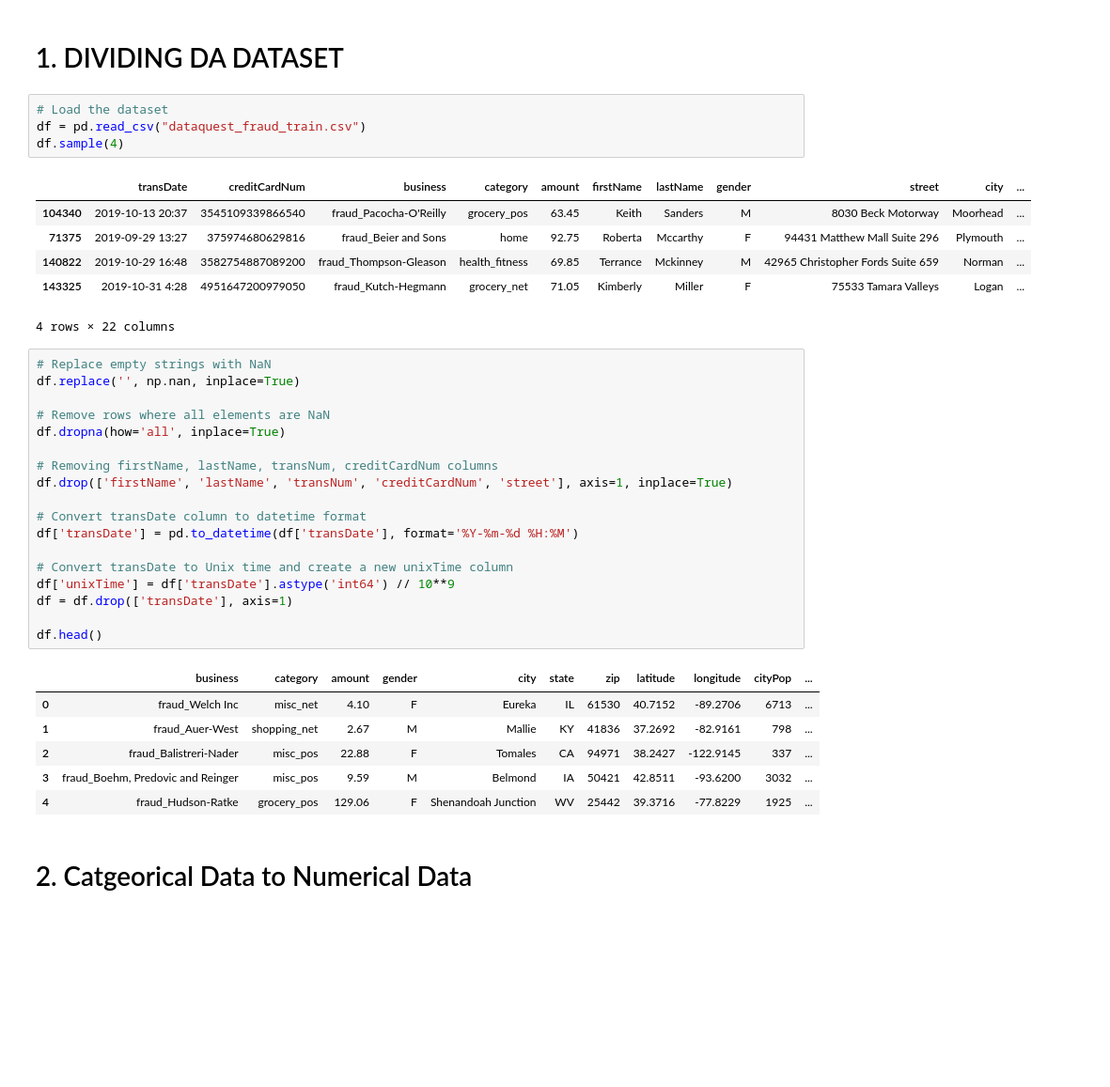
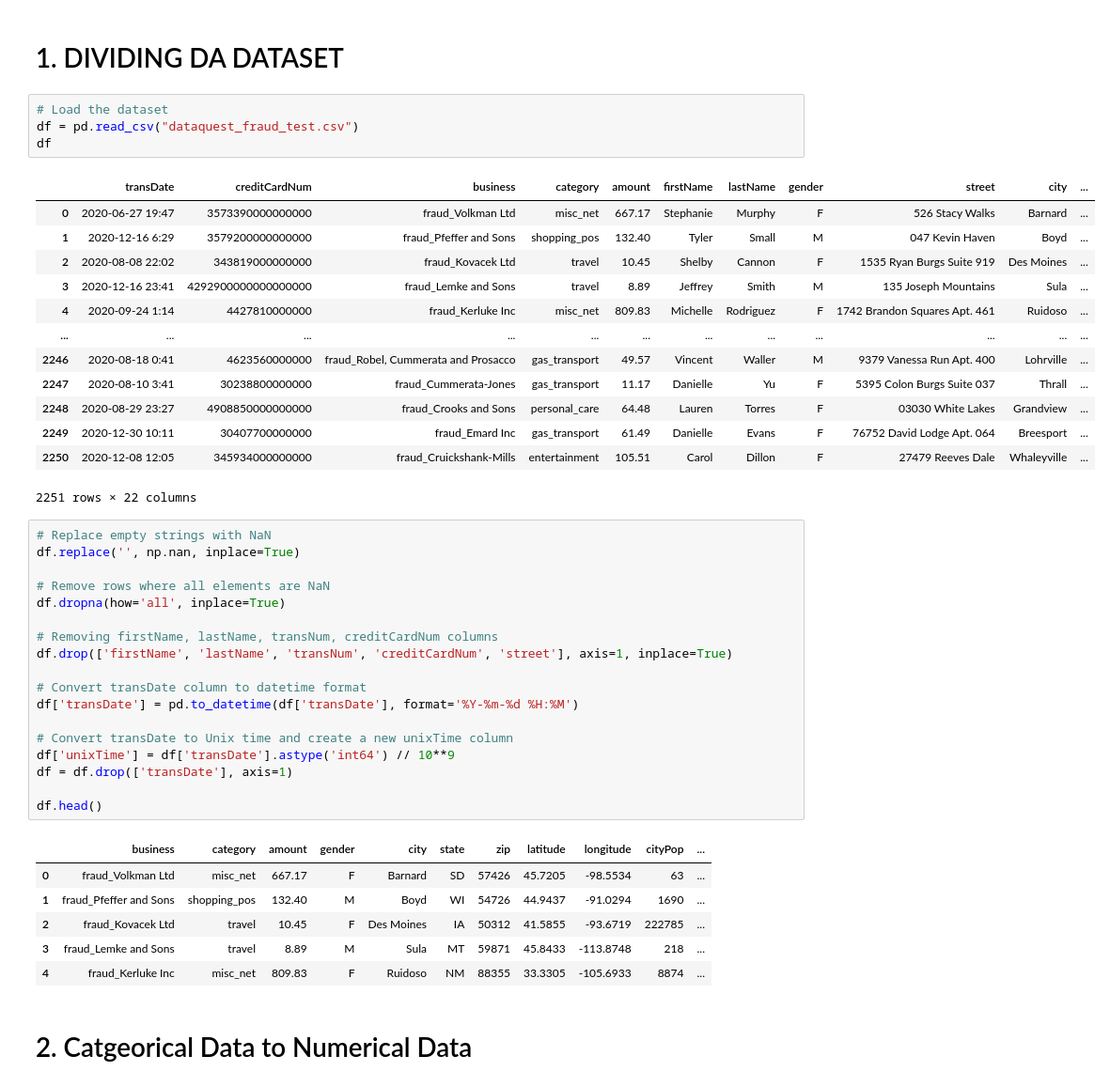
Before and after one commit to ethan-rng/dataquest, a Jupyter notebook: dataset.ipynb, the cells around one changed output. Shown at 94% size. Drawn from its saved outputs; the diff is of its cells as text; blank space fills up the shorter version.

```diff
--- a/dataset.ipynb
+++ b/dataset.ipynb
@@ -12,15 +12,22 @@ import json
 # 1. DIVIDING DA DATASET
 # %%
 # Load the dataset
-df = pd.read_csv("dataquest_fraud_train.csv")
-df.sample(4)
+df = pd.read_csv("dataquest_fraud_test.csv")
+df
 # %% [output]
 |  | transDate | creditCardNum | business | category | amount | firstName | lastName | gender | street | city | ... |
-| 104340 | 2019-10-13 20:37 | 3545109339866540 | fraud_Pacocha-O'Reilly | grocery_pos | 63.45 | Keith | Sanders | M | 8030 Beck Motorway | Moorhead | ... |
-| 71375 | 2019-09-29 13:27 | 375974680629816 | fraud_Beier and Sons | home | 92.75 | Roberta | Mccarthy | F | 94431 Matthew Mall Suite 296 | Plymouth | ... |
-| 140822 | 2019-10-29 16:48 | 3582754887089200 | fraud_Thompson-Gleason | health_fitness | 69.85 | Terrance | Mckinney | M | 42965 Christopher Fords Suite 659 | Norman | ... |
-| 143325 | 2019-10-31 4:28 | 4951647200979050 | fraud_Kutch-Hegmann | grocery_net | 71.05 | Kimberly | Miller | F | 75533 Tamara Valleys | Logan | ... |
+| 0 | 2020-06-27 19:47 | 3573390000000000 | fraud_Volkman Ltd | misc_net | 667.17 | Stephanie | Murphy | F | 526 Stacy Walks | Barnard | ... |
+| 1 | 2020-12-16 6:29 | 3579200000000000 | fraud_Pfeffer and Sons | shopping_pos | 132.40 | Tyler | Small | M | 047 Kevin Haven | Boyd | ... |
+| 2 | 2020-08-08 22:02 | 343819000000000 | fraud_Kovacek Ltd | travel | 10.45 | Shelby | Cannon | F | 1535 Ryan Burgs Suite 919 | Des Moines | ... |
+| 3 | 2020-12-16 23:41 | 4292900000000000000 | fraud_Lemke and Sons | travel | 8.89 | Jeffrey | Smith | M | 135 Joseph Mountains | Sula | ... |
+| 4 | 2020-09-24 1:14 | 4427810000000 | fraud_Kerluke Inc | misc_net | 809.83 | Michelle | Rodriguez | F | 1742 Brandon Squares Apt. 461 | Ruidoso | ... |
+| ... | ... | ... | ... | ... | ... | ... | ... | ... | ... | ... | ... |
+| 2246 | 2020-08-18 0:41 | 4623560000000 | fraud_Robel, Cummerata and Prosacco | gas_transport | 49.57 | Vincent | Waller | M | 9379 Vanessa Run Apt. 400 | Lohrville | ... |
+| 2247 | 2020-08-10 3:41 | 30238800000000 | fraud_Cummerata-Jones | gas_transport | 11.17 | Danielle | Yu | F | 5395 Colon Burgs Suite 037 | Thrall | ... |
+| 2248 | 2020-08-29 23:27 | 4908850000000000 | fraud_Crooks and Sons | personal_care | 64.48 | Lauren | Torres | F | 03030 White Lakes | Grandview | ... |
+| 2249 | 2020-12-30 10:11 | 30407700000000 | fraud_Emard Inc | gas_transport | 61.49 | Danielle | Evans | F | 76752 David Lodge Apt. 064 | Breesport | ... |
+| 2250 | 2020-12-08 12:05 | 345934000000000 | fraud_Cruickshank-Mills | entertainment | 105.51 | Carol | Dillon | F | 27479 Reeves Dale | Whaleyville | ... |
-4 rows × 22 columns
+2251 rows × 22 columns
 # %%
 # Replace empty strings with NaN
 df.replace('', np.nan, inplace=True)
@@ -41,11 +48,11 @@ df = df.drop(['transDate'], axis=1)
 df.head()
 # %% [output]
 |  | business | category | amount | gender | city | state | zip | latitude | longitude | cityPop | ... |
-| 0 | fraud_Welch Inc | misc_net | 4.10 | F | Eureka | IL | 61530 | 40.7152 | -89.2706 | 6713 | ... |
-| 1 | fraud_Auer-West | shopping_net | 2.67 | M | Mallie | KY | 41836 | 37.2692 | -82.9161 | 798 | ... |
-| 2 | fraud_Balistreri-Nader | misc_pos | 22.88 | F | Tomales | CA | 94971 | 38.2427 | -122.9145 | 337 | ... |
-| 3 | fraud_Boehm, Predovic and Reinger | misc_pos | 9.59 | M | Belmond | IA | 50421 | 42.8511 | -93.6200 | 3032 | ... |
-| 4 | fraud_Hudson-Ratke | grocery_pos | 129.06 | F | Shenandoah Junction | WV | 25442 | 39.3716 | -77.8229 | 1925 | ... |
+| 0 | fraud_Volkman Ltd | misc_net | 667.17 | F | Barnard | SD | 57426 | 45.7205 | -98.5534 | 63 | ... |
+| 1 | fraud_Pfeffer and Sons | shopping_pos | 132.40 | M | Boyd | WI | 54726 | 44.9437 | -91.0294 | 1690 | ... |
+| 2 | fraud_Kovacek Ltd | travel | 10.45 | F | Des Moines | IA | 50312 | 41.5855 | -93.6719 | 222785 | ... |
+| 3 | fraud_Lemke and Sons | travel | 8.89 | M | Sula | MT | 59871 | 45.8433 | -113.8748 | 218 | ... |
+| 4 | fraud_Kerluke Inc | misc_net | 809.83 | F | Ruidoso | NM | 88355 | 33.3305 | -105.6933 | 8874 | ... |
 # %% [markdown]
 # 2. Catgeorical Data to Numerical Data
 # %% [markdown]
```
Also changed, not shown: parts of 18 cells of this notebook, 7 other files.
